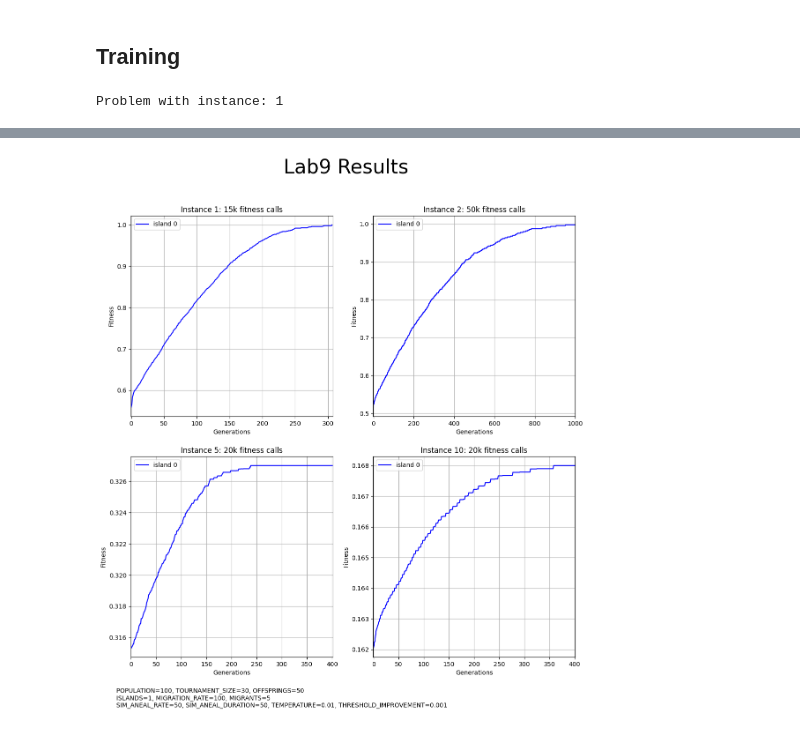
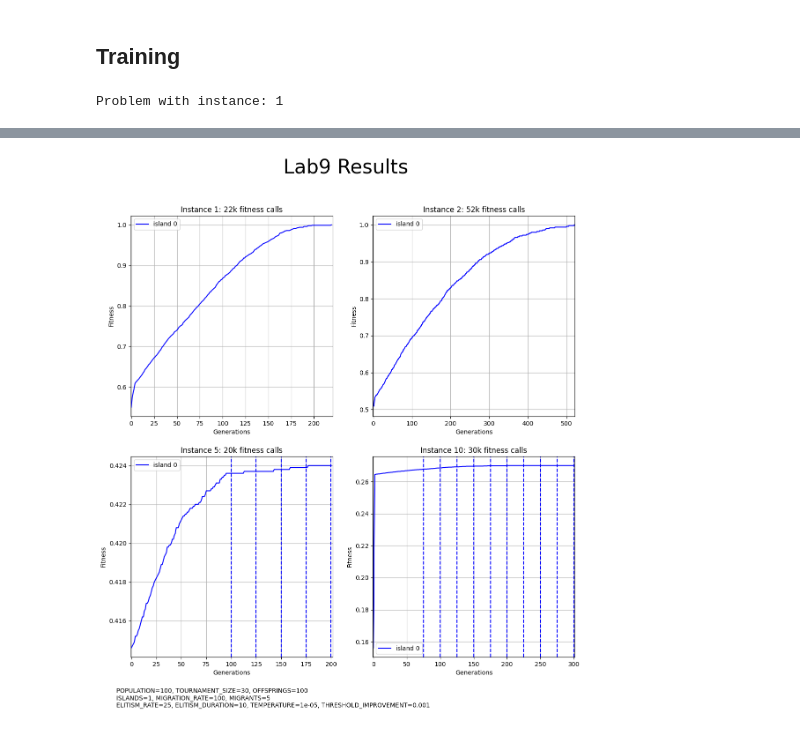
Before and after one commit to figimodi/CI-2023, a Jupyter notebook: lab3/lab9.ipynb, the cells around one changed output, grey strips where cells are left out. Saved outputs shown, nothing was run; the diff lists cells and outputs as text; code cells hidden in the pictures.

Commit message:
lab9 elitism version

```diff
--- a/lab3/lab9.ipynb
+++ b/lab3/lab9.ipynb
@@ -103,9 +107,14 @@ def n_cut_xover(ind1: Individual, ind2: Individual, cuts: int) -> Individual:
 
     return offspring
 
-def select_parent(population: list) -> Individual:
-    pool = [rnd.choice(population) for _ in range(TOURNAMENT_SIZE)]
+def select_parent(population: list, elitism: bool) -> Individual:
+    if elitism:
+        pool = [rnd.choice(population[ELITISM_PARTITION:]) for _ in range(TOURNAMENT_SIZE)]
+    else:
+        pool = [rnd.choice(population) for _ in range(TOURNAMENT_SIZE)]
+
     champion = max(pool, key=lambda i: i.fitness)
+
     return champion
 # %% [markdown]
 ## Tabu Table
@@ -192,10 +201,9 @@ for idx, inst in enumerate(INSTANCES):
     fitness = lab9_lib.make_problem(inst)
     population = generate_population(fitness)
     islands = generate_islands(population)
-    islands_popultaion = [START_POPULATION_ISLAND for _ in range(ISLANDS)]
-    start_sim_aneal = np.zeros(ISLANDS)
-    simulated_anealing = [False for _ in range(ISLANDS)]
-    activation_sim_aneal = [list() for _ in range(ISLANDS)]
+    start_elitism = np.zeros(ISLANDS)
+    elitism = [False for _ in range(ISLANDS)]
+    activation_elitism = [list() for _ in range(ISLANDS)]
     stale_mate = [False for _ in range(ISLANDS)]
     last_gen = MAX_GENERATIONS
 
@@ -219,20 +227,13 @@ for idx, inst in enumerate(INSTANCES):
             offsprings = list()
 
             # when the duration of simulated anealing is over repristinate starting_population_islands
-            if simulated_anealing[isl] and gen - start_sim_aneal[isl] > SIMULATED_ANEALING_DURATION:
-                simulated_anealing[isl] = False
-                islands_popultaion[isl] = START_POPULATION_ISLAND
-                islands[isl] = islands[isl][:START_POPULATION_ISLAND]
+            if elitism[isl] and gen - start_elitism[isl] > ELITISM_DURATION:
+                elitism[isl] = False
 
             # generate OFFSPRINGS offsprings
             for _ in range(OFFSPRINGS):
-                p1 = select_parent(islands[isl])
-
-                # if we're dealing with simulated anealing we have to select a parent from the worse individuals
-                if simulated_anealing[isl]:
-                    p2 = rnd.choice(islands[isl])
-                else:
-                    p2 = select_parent(islands[isl])
+                p1 = select_parent(islands[isl], elitism[isl])
+                p2 = select_parent(islands[isl], elitism[isl])
 
                 o = n_cut_xover(p1, p2, rnd.choice([k for k in range(MIN_CUT_POINTS, MAX_CUT_POINTS)]))
                 mutation(o)
@@ -244,25 +245,15 @@ for idx, inst in enumerate(INSTANCES):
                 o.fitness = fitness(o.genotype)
 
             # extend population with offsprings
-            islands[isl].extend(offsprings)
-            islands[isl].sort(key=lambda i: i.fitness, reverse=True)
-
-            # if simulated anelaing is on we need to keep the discarded individual so we can put them back again
-            if simulated_anealing[isl]:
-                discarded = islands[isl][islands_popultaion[isl]:]
-
-            # save the best individuals and their worst one
-            islands[isl] = islands[isl][:islands_popultaion[isl]]
-            worst = islands[isl][-1]
-
-            # simulated anealing : keep some worse offspring
-            if simulated_anealing[isl]:
-                for d in discarded:
-                    wf = worst.fitness
-                    df = d.fitness
-                    if islands_popultaion[isl] < MAX_POPULATION_ISLAND and wf != df and rnd.random() < prob(wf, df, TEMPERATURE):
-                        islands[isl].append(d)
-                        islands_popultaion[isl] += 1
+            if elitism[isl]:
+                offsprings.sort(key=lambda i: i.fitness, reverse=True)
+                islands[isl].sort(key=lambda i: i.fitness, reverse=True)
+                islands[isl][ELITISM_PARTITION:] = offsprings[:len(islands[isl])-ELITISM_PARTITION]
+                assert len(islands[isl]) == POPULATION_ISLAND
+            else:
+                islands[isl].extend(offsprings)
+                islands[isl].sort(key=lambda i: i.fitness, reverse=True)
+                islands[isl] = islands[isl][:POPULATION_ISLAND]
 
             # if fitness reach 1 then stop algorithm
             if islands[isl][0].fitness == 1:
@@ -282,13 +273,13 @@ for idx, inst in enumerate(INSTANCES):
 
             # each DELTA_GENERATIONS generations:
             # if simulated anealing is off and we see that we're not improving => activate it
-            if gen != 0 and gen % SIM_ANEAL_RATE == 0:
-                delta_fitness = y[isl][gen] - y[isl][gen - SIM_ANEAL_RATE]
-                if simulated_anealing[isl] == False and delta_fitness < THRESHOLD_IMPROVEMENT:
-                    # try starting simulated anealing
-                    simulated_anealing[isl] = True
-                    activation_sim_aneal[isl].append(gen)
-                    start_sim_aneal[isl] = gen
+            if gen != 0 and gen % ELITISM_RATE == 0:
+                delta_fitness = y[isl][gen] - y[isl][gen - ELITISM_RATE]
+                if elitism[isl] == False and delta_fitness < THRESHOLD_IMPROVEMENT:
+                    # try starting elitism
+                    elitism[isl] = True
+                    activation_elitism[isl].append(gen)
+                    start_elitism[isl] = gen
 
         # we don't go to the next generation if we reached 1 as fitness before the max amount of gens (last_gen < MAX_GENERATIONS)
         if last_gen < MAX_GENERATIONS:
@@ -317,7 +308,7 @@ for idx, inst in enumerate(INSTANCES):
     plt.xlim(-0.5, last_gen + 0.5)
 
     for isl in range(ISLANDS):
-        for line_x in activation_sim_aneal[isl]:
+        for line_x in activation_elitism[isl]:
             plt.axvline(x = line_x, color = ISLANDS_COLORS[isl], ls="--")
 
     for isl in range(ISLANDS):
@@ -326,7 +317,7 @@ for idx, inst in enumerate(INSTANCES):
     plt.legend()
 
 fig.suptitle("Lab9 Results", fontsize=32)
-info_text = f"POPULATION={POPULATION_SIZE}, TOURNAMENT_SIZE={TOURNAMENT_SIZE}, OFFSPRINGS={OFFSPRINGS}\nISLANDS={ISLANDS}, MIGRATION_RATE={MIGRATION_RATE}, MIGRANTS={MIGRANTS}\nSIM_ANEAL_RATE={SIM_ANEAL_RATE}, SIM_ANEAL_DURATION={SIMULATED_ANEALING_DURATION}, TEMPERATURE={TEMPERATURE}, THRESHOLD_IMPROVEMENT={THRESHOLD_IMPROVEMENT}"
+info_text = f"POPULATION={POPULATION_SIZE}, TOURNAMENT_SIZE={TOURNAMENT_SIZE}, OFFSPRINGS={OFFSPRINGS}\nISLANDS={ISLANDS}, MIGRATION_RATE={MIGRATION_RATE}, MIGRANTS={MIGRANTS}\nELITISM_RATE={ELITISM_RATE}, ELITISM_DURATION={ELITISM_DURATION}, TEMPERATURE={TEMPERATURE}, THRESHOLD_IMPROVEMENT={THRESHOLD_IMPROVEMENT}"
 fig.text(0.1, 0.02, info_text, ha='left', va='bottom', fontsize=10, transform=fig.transFigure)
 plt.savefig(f"lab9_results_{ISLANDS}islands.png")
 # %% [output]
@@ -348 +340 @@ Fitness calls: 20150
-[figure, old version]
+[figure, new version]
```
Also changed, not shown: parts of 2 cells of this notebook, 1 other file.
